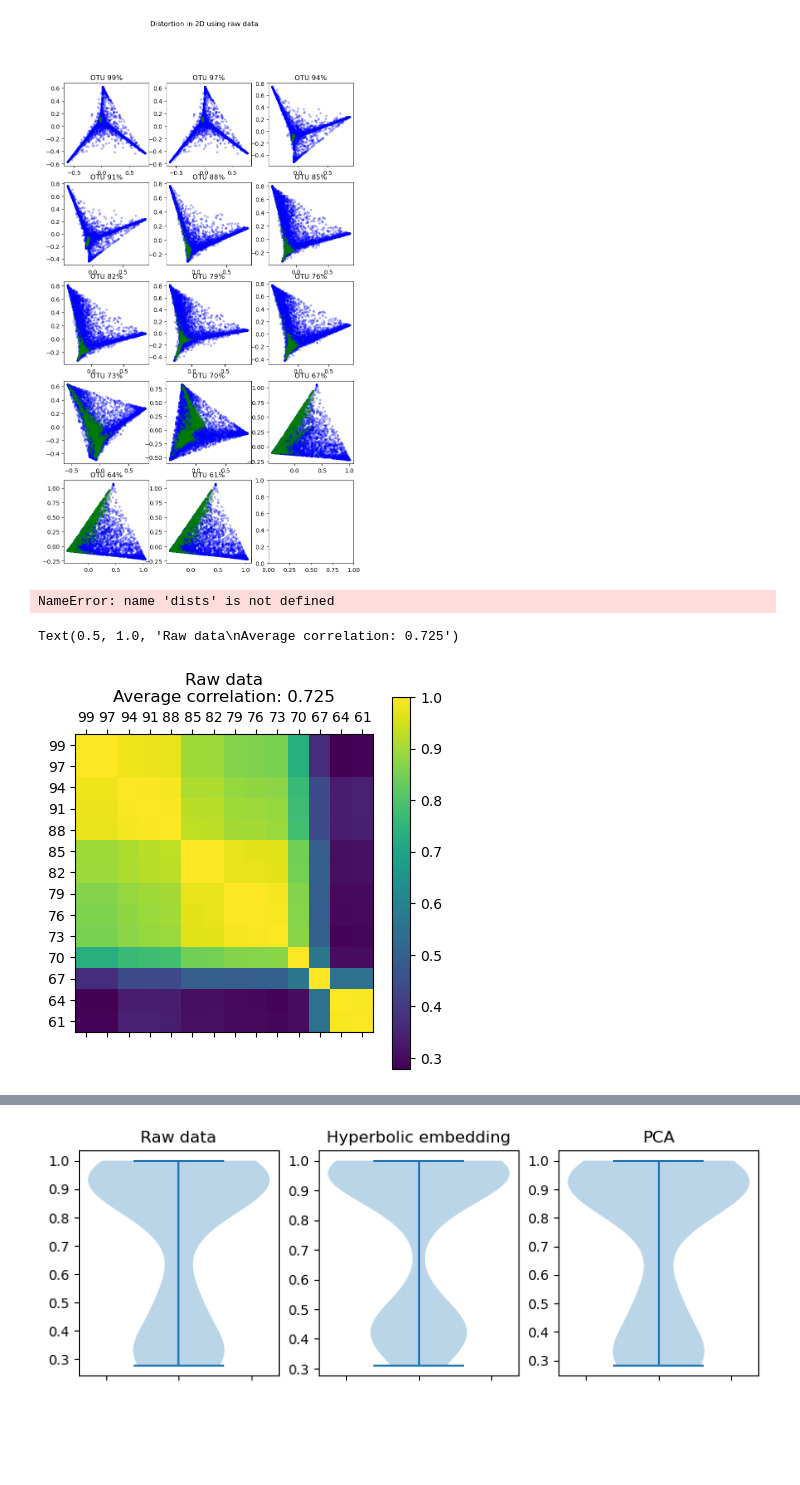
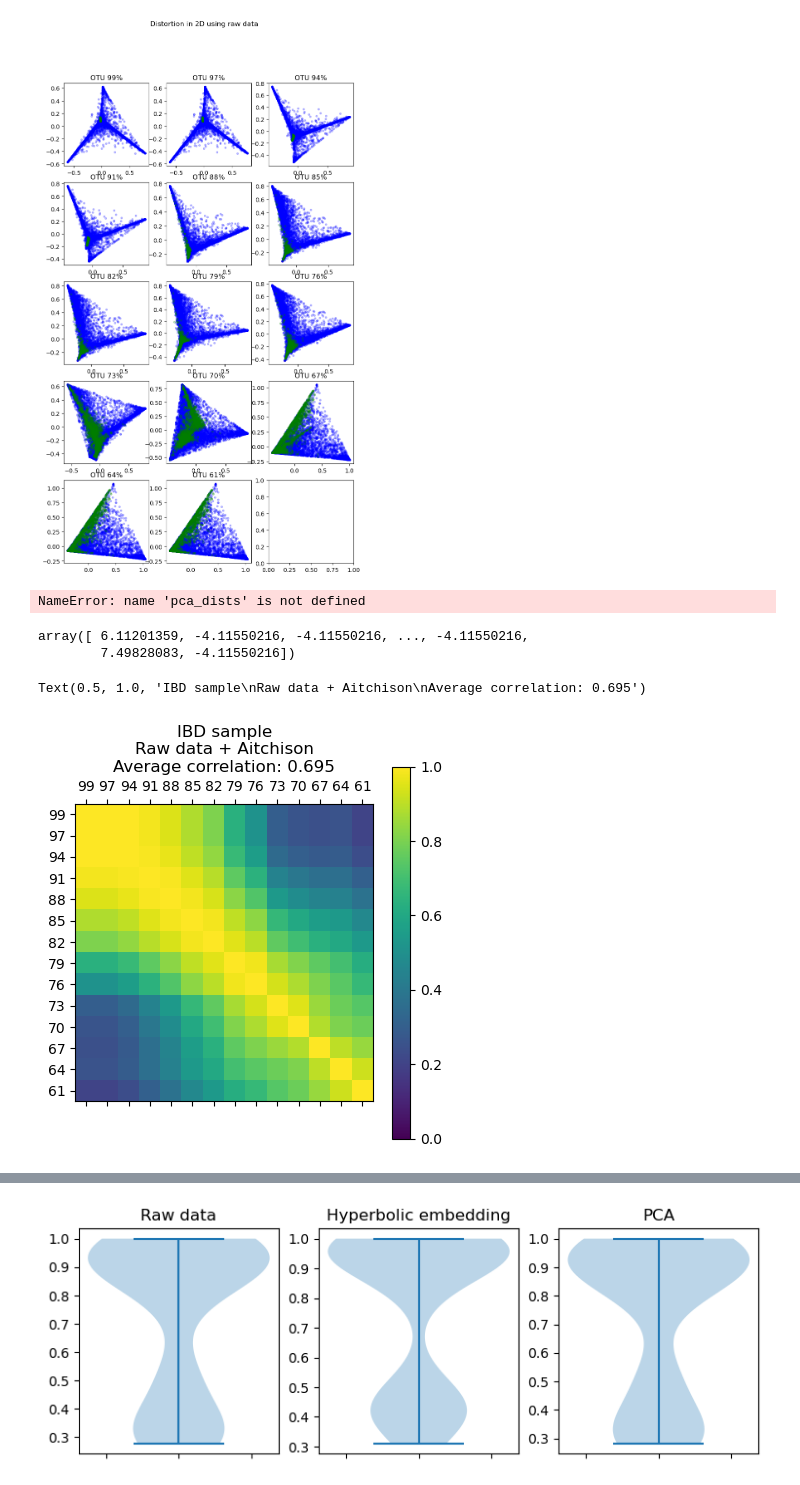
Before and after one commit to pchlenski/mixture, a Jupyter notebook: 01_cluster_fidelity.ipynb, the cells around one changed output, grey strips where cells are left out. Saved outputs shown, nothing was run; the diff lists cells and outputs as text; code cells hidden in the pictures; blank space fills up the shorter version.

```diff
--- a/01_cluster_fidelity.ipynb
+++ b/01_cluster_fidelity.ipynb
@@ -18,3 +16,11 @@ HYPERBOLIC = True
+# %%
+CUTOFFS = [99, 97, 94, 91, 88, 85, 82, 79, 76, 73, 70, 67, 64, 61]
+EMBED_DIM = 128
+N_SAMPLES = 1000 # Cut off so that MOMS and T2D are manageable to run
+
+EMBED_PATH = f"data/{EMBED_DIM}d_hyperbolic_otu_embeddings.csv"
+HYPERBOLIC = True
+MAX_ITER = 1000 # For Frechet mean
 # %%
 data = {"ibd": {}, "moms": {}, "t2d": {}}
 embedded_data = {"ibd": {}, "moms": {}, "t2d": {}}
@@ -155,38 +199,40 @@ for name in ["ibd", "moms", "t2d"]:
+# %%
+print(pca_dists)
+# %% [output]
+NameError: name 'pca_dists' is not defined
+# %%
+clr(data["ibd"][99].iloc[0])
+# %% [output]
+array([ 6.11201359, -4.11550216, -4.11550216, ..., -4.11550216,
+        7.49828083, -4.11550216])
 # %%
 # Compute distortions for embedded and non-embedded data
 
-DATASET = "moms"
+DATASET = "ibd"
 
 n = len(dists[DATASET])
 corrs_nonembed = np.zeros((n,n))
 corrs_embed = np.zeros((n,n))
 corrs_pca = np.zeros((n,n))
+corrs_embed_euc = np.zeros((n,n))
 
-cutoffs = [99, 97, 94, 91, 88, 85, 82, 79, 76, 73, 70, 67, 64, 61]
-for i, cutoff_i in enumerate(cutoffs):
-    for j, cutoff_j in enumerate(cutoffs):
-        corrs_nonembed[i, j] = np.corrcoef(
-            dists[DATASET][cutoff_i].flatten(),
-            dists[DATASET][cutoff_j].flatten()
-        )[0, 1]
-        corrs_embed[i, j] = np.corrcoef(
-            embed_dists[DATASET][cutoff_i].flatten(),
-            embed_dists[DATASET][cutoff_j].flatten()
-
-        )[0, 1]
-        corrs_pca[i, j] = np.corrcoef(
-            pca_dists[DATASET][cutoff_i].flatten(),
-            pca_dists[DATASET][cutoff_j].flatten()
-        )[0, 1]
+for i, cutoff_i in enumerate(CUTOFFS):
+    for j, cutoff_j in enumerate(CUTOFFS):
+        for output, input in zip(
+            [dists, embed_dists, pca_dists],#, embed_euc],
+            [corrs_nonembed, corrs_embed, corrs_pca]#, corrs_embed_euc]
+        ):
+            input[i, j] = np.corrcoef(
+                output[DATASET][cutoff_i].flatten(),
+                output[DATASET][cutoff_j].flatten()
+            )[0, 1]
-# %% [output]
-NameError: name 'dists' is not defined
 # %%
-plt.matshow(corrs_nonembed)
-plt.xticks(range(len(cutoffs)), cutoffs)
-plt.yticks(range(len(cutoffs)), cutoffs)
+plt.matshow(corrs_nonembed, vmin=0, vmax=1)
+plt.xticks(range(len(CUTOFFS)), CUTOFFS)
+plt.yticks(range(len(CUTOFFS)), CUTOFFS)
 plt.colorbar()
-plt.title(f"Raw data\nAverage correlation: {np.mean(corrs_nonembed):.3f}")
+plt.title(f"{DATASET.upper()} sample\nRaw data + Aitchison\nAverage correlation: {np.mean(corrs_nonembed):.3f}")
 # %% [output]
-Text(0.5, 1.0, 'Raw data\nAverage correlation: 0.725')
+Text(0.5, 1.0, 'IBD sample\nRaw data + Aitchison\nAverage correlation: 0.695')
-[figure, old version]
+[figure, new version]
 # %%
```
Also changed, not shown: parts of 11 cells of this notebook.
